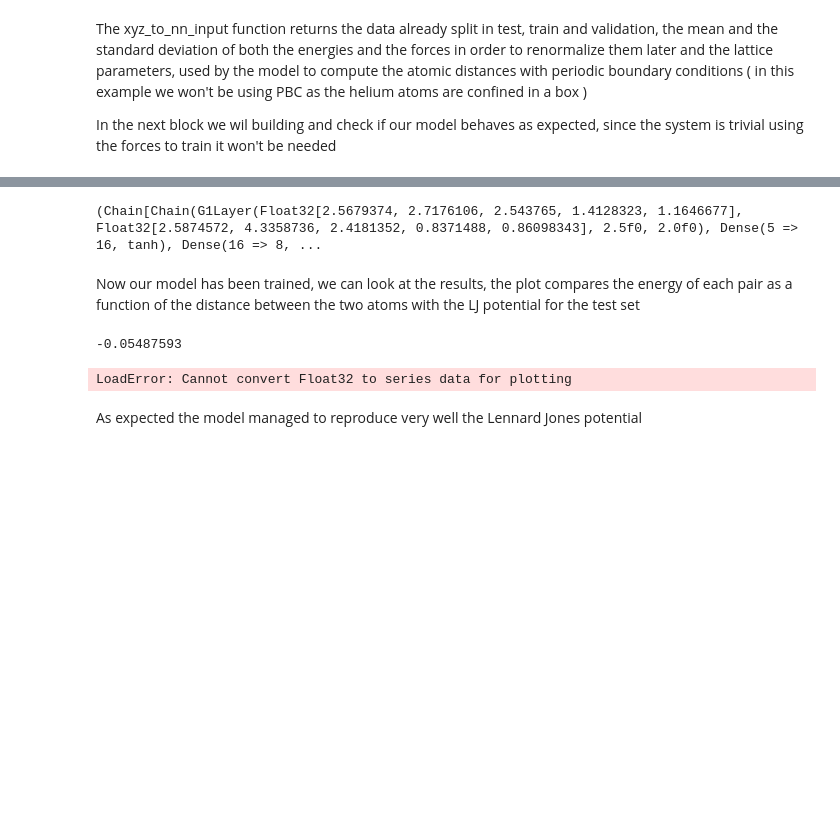
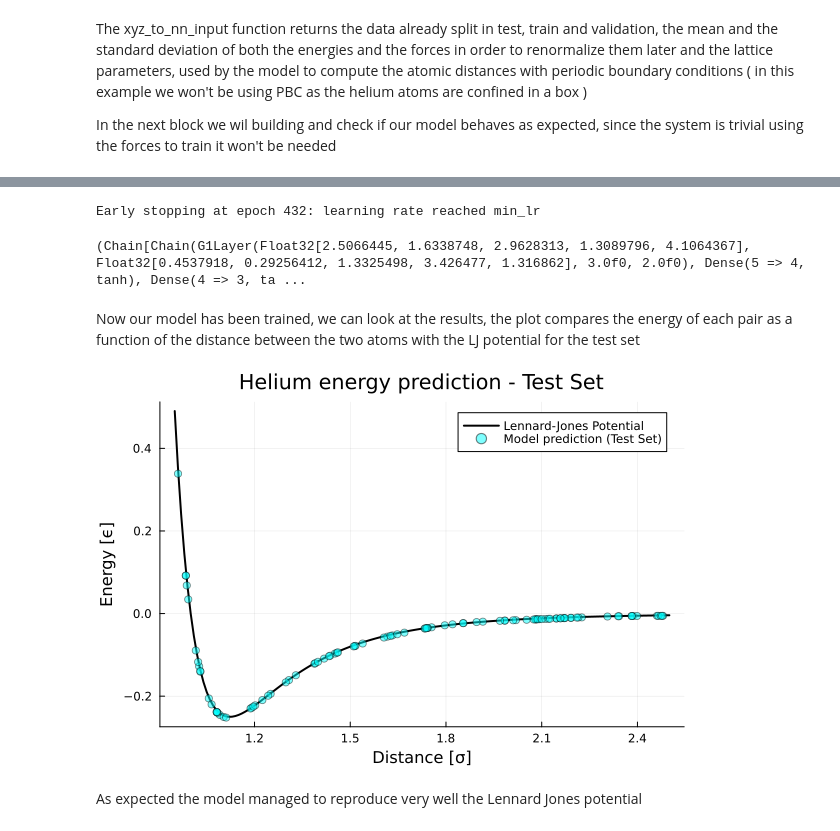
Before and after one commit to GianmarcoBiagi/SymmLearn, a Jupyter notebook: examples/Diatomic Helium Example.ipynb, the cells around one changed output, grey strips where cells are left out. Drawn from its saved outputs; the diff is of its cells as text; code cells hidden in the pictures; blank space fills up the shorter version.

```diff
--- a/examples/Diatomic Helium Example.ipynb
+++ b/examples/Diatomic Helium Example.ipynb
@@ -68,50 +121,49 @@ And now we can train it
 
 last_model, best_model, train_loss, val_loss = train_model!(
         model,
-        Train[1],
-        Train[2],
-        Val[1],
-        Val[2],
-        loss;
-         forces = false , initial_lr = 0.1, epochs = 1000, batch_size = 32
+        x_train,
+        y_train,
+        x_val,
+        y_val;
+         forces = false , initial_lr = 0.01, epochs = 1000, batch_size = 32
     )
 # %% [output]
-(Chain[Chain(G1Layer(Float32[2.5679374, 2.7176106, 2.543765, 1.4128323, 1.1646677], Float32[2.5874572, 4.3358736, 2.4181352, 0.8371488, 0.86098343], 2.5f0, 2.0f0), Dense(5 => 16, tanh), Dense(16 => 8, ...
+Early stopping at epoch 432: learning rate reached min_lr
+(Chain[Chain(G1Layer(Float32[2.5066445, 1.6338748, 2.9628313, 1.3089796, 4.1064367], Float32[0.4537918, 0.29256412, 1.3325498, 3.426477, 1.316862], 3.0f0, 2.0f0), Dense(5 => 4, tanh), Dense(4 => 3, ta ...
 # %% [markdown]
 Now our model has been trained, we can look at the results, the plot compares the energy of each pair as a function of the distance between the two atoms with the LJ potential for the test set
 # %%
 # Denormalize model predictions for the test set using Z-score inversion
-test_guess = dispatch(Test_data[1], best_model) .* energy_std .+ energy_mean
+test_guess = dispatch(x_test, last_model) .* e_std .+ e_mean
 
 
 # Extract interatomic distances from the test set (for plotting)
-test_distances = [Test_data[1][i][2].coord[1] for i in 1:size(Test_data[1], 1)]
+test_distances = [x_test[i][2].coord[1] for i in 1:size(x_test, 1)]
 
 
 # Define Lennard-Jones potential curve for reference
 r = 0.95:0.01:2.5
 lj_energy =  ((1 ./ r).^12 .- (1 ./ r).^6)
 
 plot(r, lj_energy,
     label="Lennard-Jones Potential",
     color="black",
     lw=2
 )
 
 # Plot predictions vs Lennard-Jones potential
 scatter!(test_distances, test_guess,
     label="Model prediction (Test Set)",
     alpha=0.5,
     color="cyan"
 )
 
 
 
 xlabel!("Distance [σ]")
 ylabel!("Energy [ϵ]")
 title!("Helium energy prediction - Test Set")
 # %% [output]
--0.05487593
-LoadError: Cannot convert Float32 to series data for plotting
+[figure, added]
 # %% [markdown]
 As expected the model managed to reproduce very well the Lennard Jones potential
```
Also changed, not shown: parts of 6 cells of this notebook, 2 other files.
